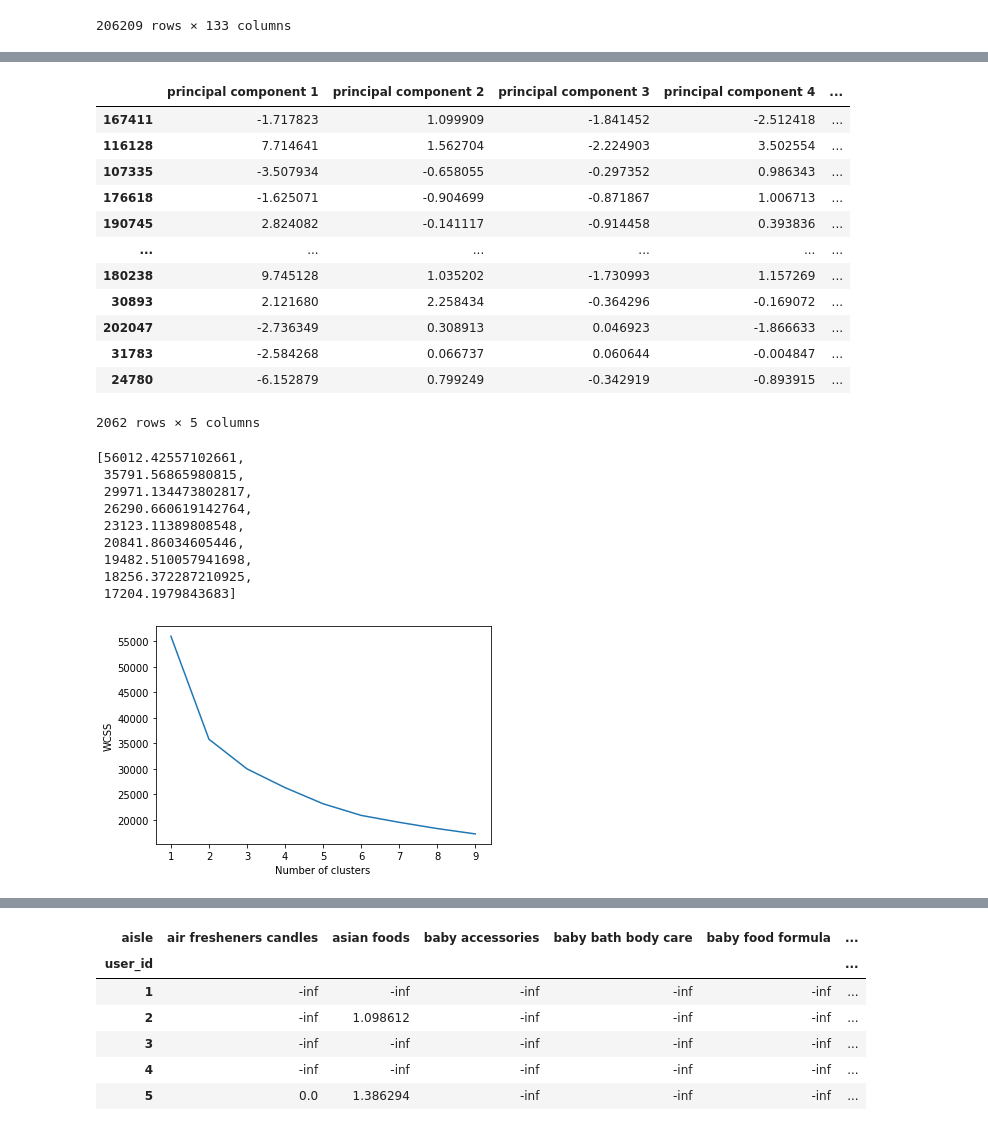
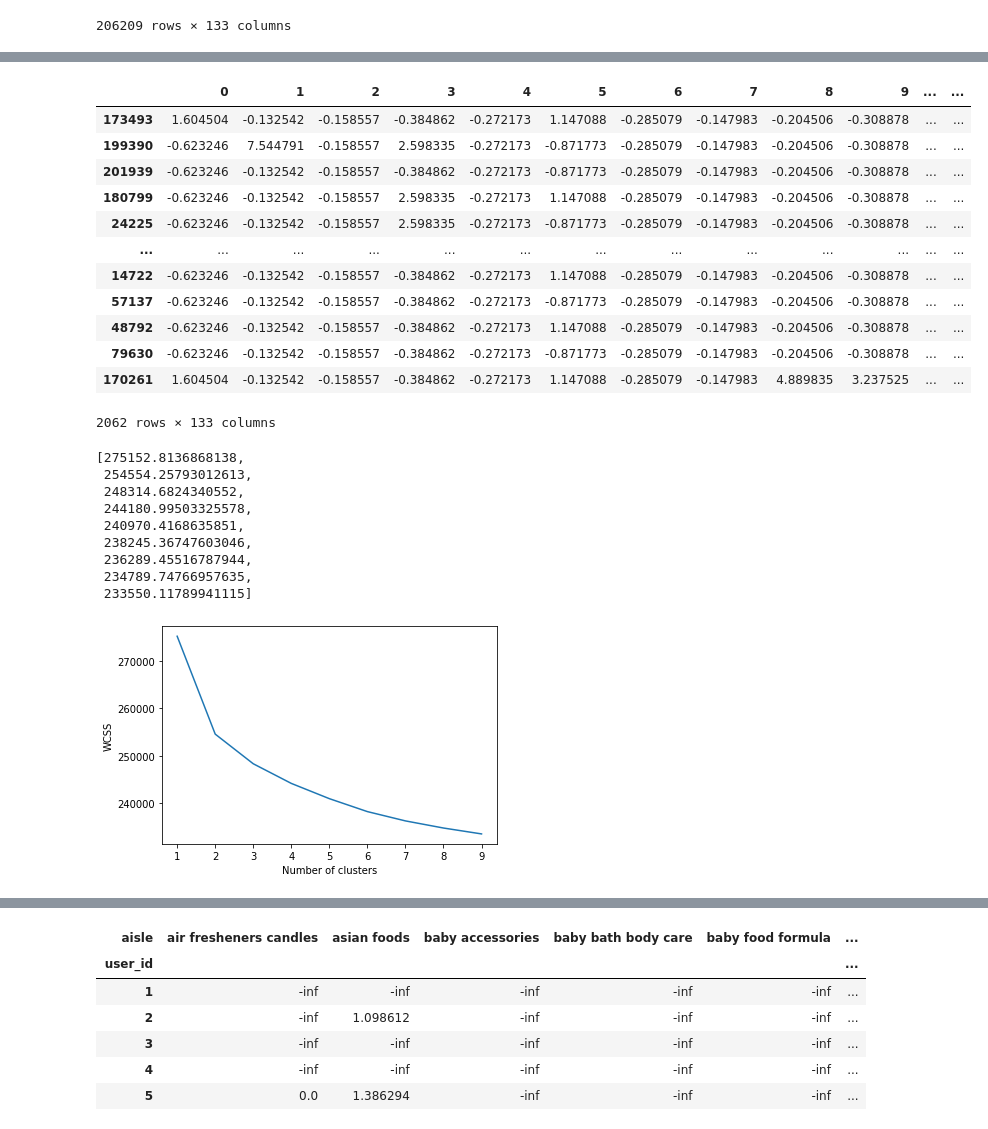
Before and after one commit to 530427793/jiangren, a Jupyter notebook: week3.ipynb, the cells around one changed output, grey strips where cells are left out. Saved outputs shown, nothing was run; the diff lists cells and outputs as text; code cells hidden in the pictures.

```diff
--- a/week3.ipynb
+++ b/week3.ipynb
@@ -242,20 +242,20 @@ principalDf.tail()
 # %%
-sample_data=principalDf.sample(frac=0.01, replace=False, random_state=None)
+sample_data=norm_binary_data.sample(frac=0.01, replace=False, random_state=None)
 sample_data
 # %% [output]
-|  | principal component 1 | principal component 2 | principal component 3 | principal component 4 | ... |
-| 167411 | -1.717823 | 1.099909 | -1.841452 | -2.512418 | ... |
-| 116128 | 7.714641 | 1.562704 | -2.224903 | 3.502554 | ... |
-| 107335 | -3.507934 | -0.658055 | -0.297352 | 0.986343 | ... |
-| 176618 | -1.625071 | -0.904699 | -0.871867 | 1.006713 | ... |
-| 190745 | 2.824082 | -0.141117 | -0.914458 | 0.393836 | ... |
-| ... | ... | ... | ... | ... | ... |
-| 180238 | 9.745128 | 1.035202 | -1.730993 | 1.157269 | ... |
-| 30893 | 2.121680 | 2.258434 | -0.364296 | -0.169072 | ... |
-| 202047 | -2.736349 | 0.308913 | 0.046923 | -1.866633 | ... |
-| 31783 | -2.584268 | 0.066737 | 0.060644 | -0.004847 | ... |
-| 24780 | -6.152879 | 0.799249 | -0.342919 | -0.893915 | ... |
+|  | 0 | 1 | 2 | 3 | 4 | 5 | 6 | 7 | 8 | 9 | ... | ... |
+| 173493 | 1.604504 | -0.132542 | -0.158557 | -0.384862 | -0.272173 | 1.147088 | -0.285079 | -0.147983 | -0.204506 | -0.308878 | ... | ... |
+| 199390 | -0.623246 | 7.544791 | -0.158557 | 2.598335 | -0.272173 | -0.871773 | -0.285079 | -0.147983 | -0.204506 | -0.308878 | ... | ... |
+| 201939 | -0.623246 | -0.132542 | -0.158557 | -0.384862 | -0.272173 | -0.871773 | -0.285079 | -0.147983 | -0.204506 | -0.308878 | ... | ... |
+| 180799 | -0.623246 | -0.132542 | -0.158557 | 2.598335 | -0.272173 | 1.147088 | -0.285079 | -0.147983 | -0.204506 | -0.308878 | ... | ... |
+| 24225 | -0.623246 | -0.132542 | -0.158557 | 2.598335 | -0.272173 | -0.871773 | -0.285079 | -0.147983 | -0.204506 | -0.308878 | ... | ... |
+| ... | ... | ... | ... | ... | ... | ... | ... | ... | ... | ... | ... | ... |
+| 14722 | -0.623246 | -0.132542 | -0.158557 | -0.384862 | -0.272173 | 1.147088 | -0.285079 | -0.147983 | -0.204506 | -0.308878 | ... | ... |
+| 57137 | -0.623246 | -0.132542 | -0.158557 | -0.384862 | -0.272173 | -0.871773 | -0.285079 | -0.147983 | -0.204506 | -0.308878 | ... | ... |
+| 48792 | -0.623246 | -0.132542 | -0.158557 | -0.384862 | -0.272173 | 1.147088 | -0.285079 | -0.147983 | -0.204506 | -0.308878 | ... | ... |
+| 79630 | -0.623246 | -0.132542 | -0.158557 | -0.384862 | -0.272173 | -0.871773 | -0.285079 | -0.147983 | -0.204506 | -0.308878 | ... | ... |
+| 170261 | 1.604504 | -0.132542 | -0.158557 | -0.384862 | -0.272173 | 1.147088 | -0.285079 | -0.147983 | 4.889835 | 3.237525 | ... | ... |
-2062 rows × 5 columns
+2062 rows × 133 columns
 # %%
 from sklearn.cluster import KMeans
 wcss = []
@@ -266,21 +266,21 @@ for i in range(1, 10):
     wcss.append(kmeans.inertia_)
 wcss
 # %% [output]
-[56012.42557102661,
- 35791.56865980815,
- 29971.134473802817,
- 26290.660619142764,
- 23123.11389808548,
- 20841.86034605446,
- 19482.510057941698,
- 18256.372287210925,
- 17204.1979843683]
+[275152.8136868138,
+ 254554.25793012613,
+ 248314.6824340552,
+ 244180.99503325578,
+ 240970.4168635851,
+ 238245.36747603046,
+ 236289.45516787944,
+ 234789.74766957635,
+ 233550.11789941115]
 # %%
 plt.plot(range(1,10), wcss)
 plt.xlabel('Number of clusters')
 plt.ylabel('WCSS')
 plt.show()
 # %% [output]
-[figure, old version]
+[figure, new version]
 # %%
 from sklearn.cluster import KMeans
```
Also changed, not shown: parts of 53 cells of this notebook.
